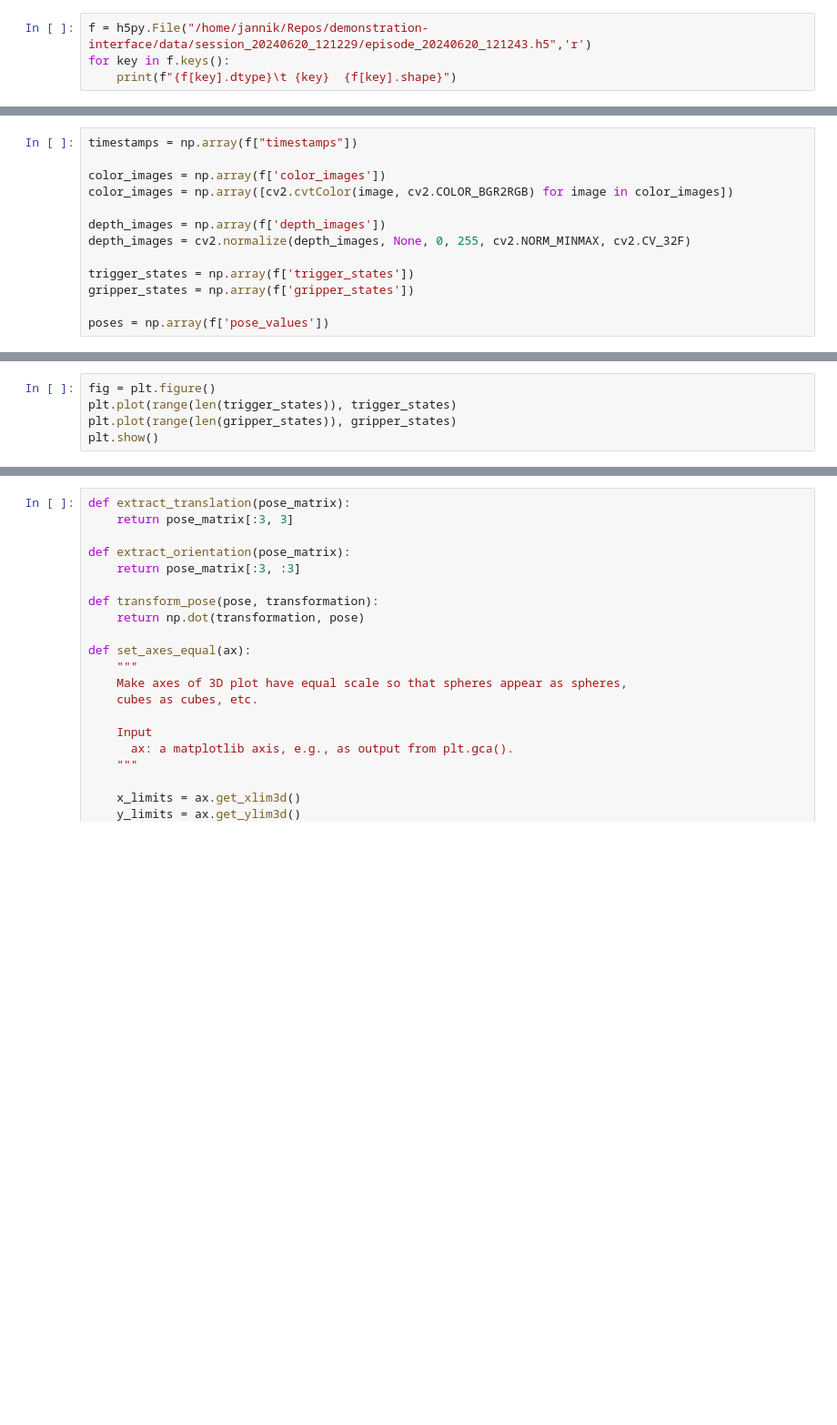
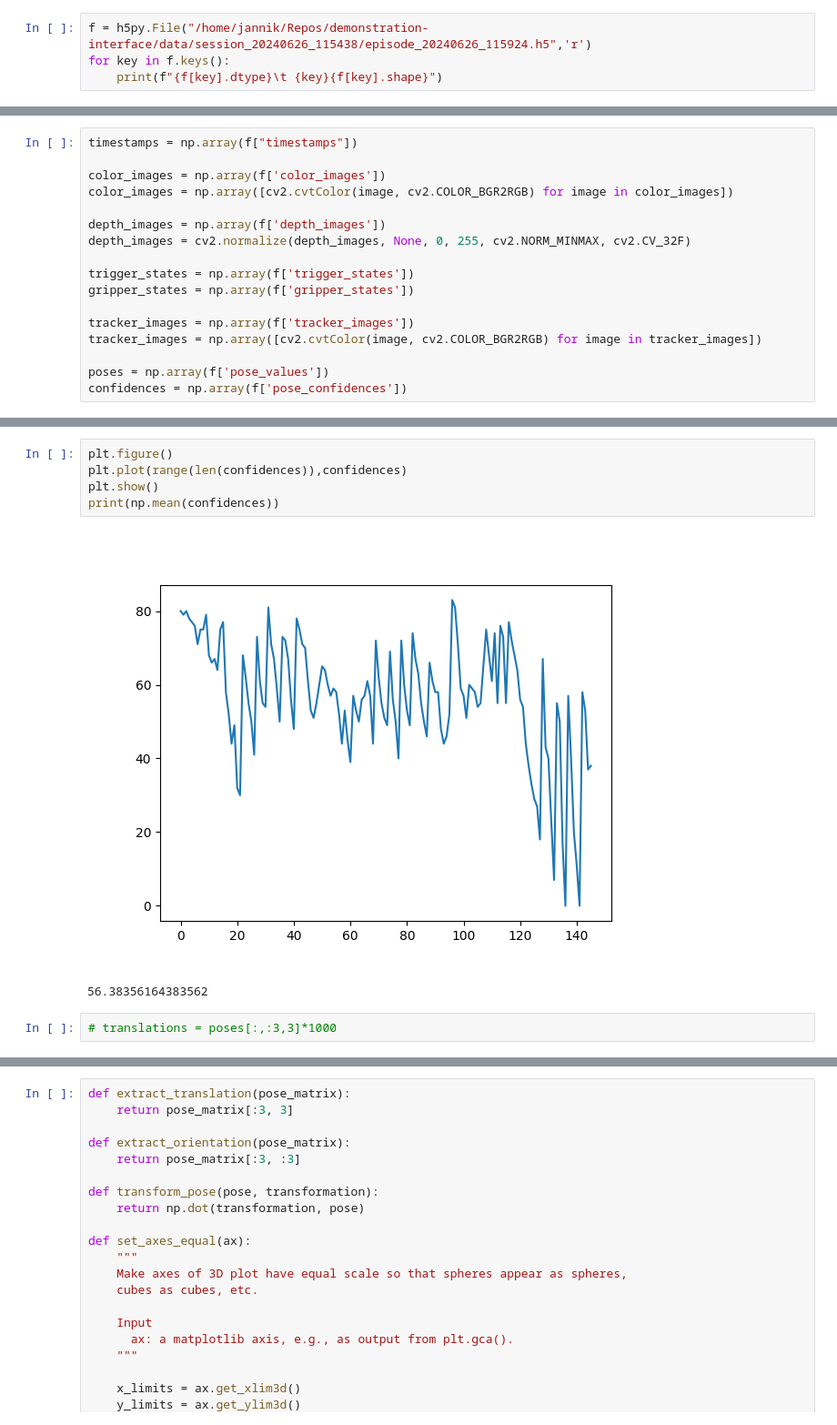
Before and after one commit to J4nn1K/demonstration-interface, a Jupyter notebook: scripts/data_viewer.ipynb, the cells around one changed output, grey strips where cells are left out. Shown at 91% size. Saved outputs shown, nothing was run; the diff lists cells and outputs as text; blank space fills up the shorter version.

```diff
--- a/scripts/data_viewer.ipynb
+++ b/scripts/data_viewer.ipynb
@@ -12,4 +15,4 @@ import cv2
 # %%
-f = h5py.File("/home/jannik/Repos/demonstration-interface/data/session_20240620_121229/episode_20240620_121243.h5",'r')
+f = h5py.File("/home/jannik/Repos/demonstration-interface/data/session_20240626_115438/episode_20240626_115924.h5",'r')
 for key in f.keys():
-    print(f"{f[key].dtype}\t {key}  {f[key].shape}")
+    print(f"{f[key].dtype}\t {key}{f[key].shape}")
@@ -25,4 +41,8 @@ depth_images = cv2.normalize(depth_images, None, 0, 255, cv2.NORM_MINMAX, cv2.CV
 trigger_states = np.array(f['trigger_states'])
 gripper_states = np.array(f['gripper_states'])
 
+tracker_images = np.array(f['tracker_images'])
+tracker_images = np.array([cv2.cvtColor(image, cv2.COLOR_BGR2RGB) for image in tracker_images])
+
 poses = np.array(f['pose_values'])
+confidences = np.array(f['pose_confidences'])
@@ -29,5 +57,10 @@ poses = np.array(f['pose_values'])
 # %%
-fig = plt.figure()
-plt.plot(range(len(trigger_states)), trigger_states)
-plt.plot(range(len(gripper_states)), gripper_states)
+plt.figure()
+plt.plot(range(len(confidences)),confidences)
 plt.show()
+print(np.mean(confidences))
+# %% [output]
+[figure, added]
+56.38356164383562
+# %%
+# translations = poses[:,:3,3]*1000
```
Also changed, not shown: parts of 15 cells of this notebook.
